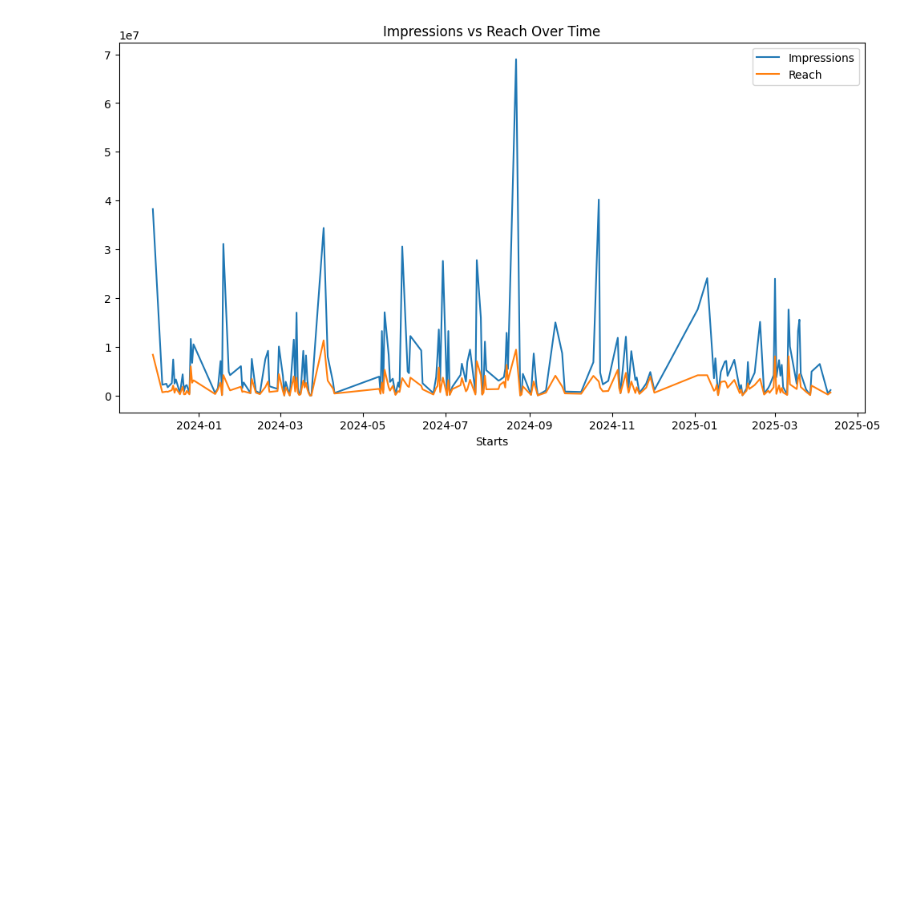
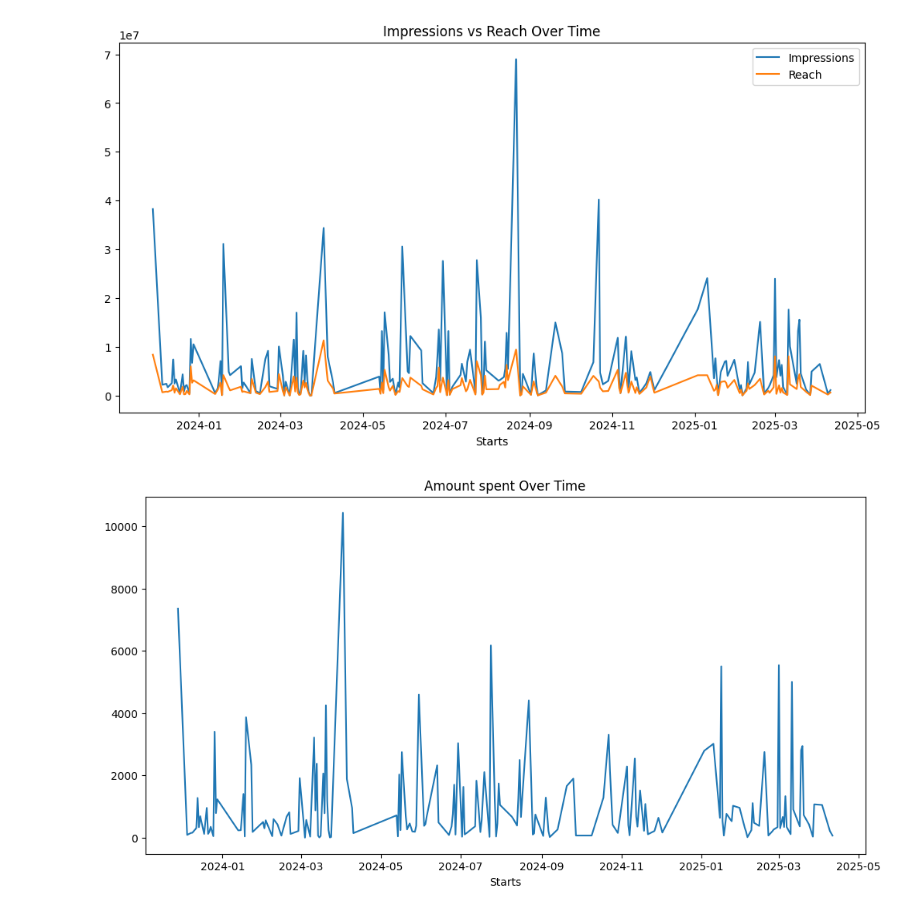
Before and after one commit to ghassantaleb/orange-tunisie-branding-analytics, a Jupyter notebook: notebooks/eda.ipynb, the cells around one changed output. Cells and saved outputs as stored; diff of their text form; code cells hidden in the pictures; blank space fills up the shorter version.

```diff
--- a/notebooks/eda.ipynb
+++ b/notebooks/eda.ipynb
@@ -81,3 +75,9 @@ daily[['Impressions', 'Reach']].plot(figsize=(12, 6), title="Impressions vs Reac
 plt.show()
 # %% [output]
 [figure]
+# %%
+
+daily['Amount spent'].plot(figsize=(12, 6), title="Amount spent Over Time")
+plt.show()
+# %% [output]
+[figure, added]
```
Also changed, not shown: parts of 12 cells of this notebook.
